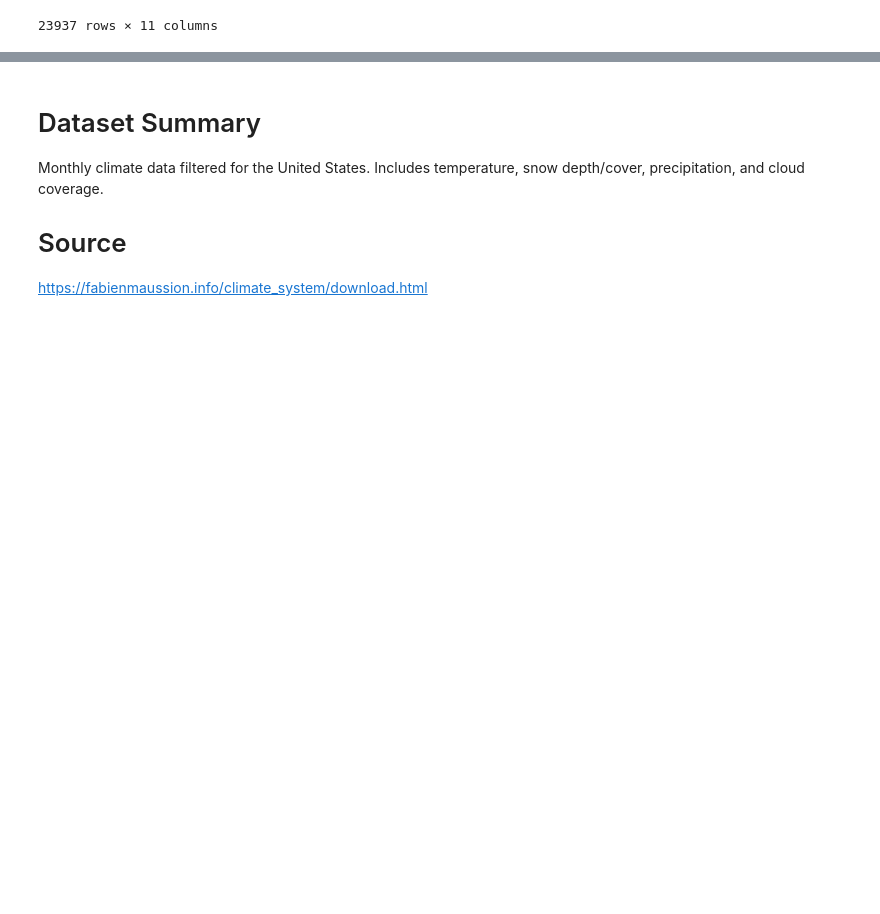
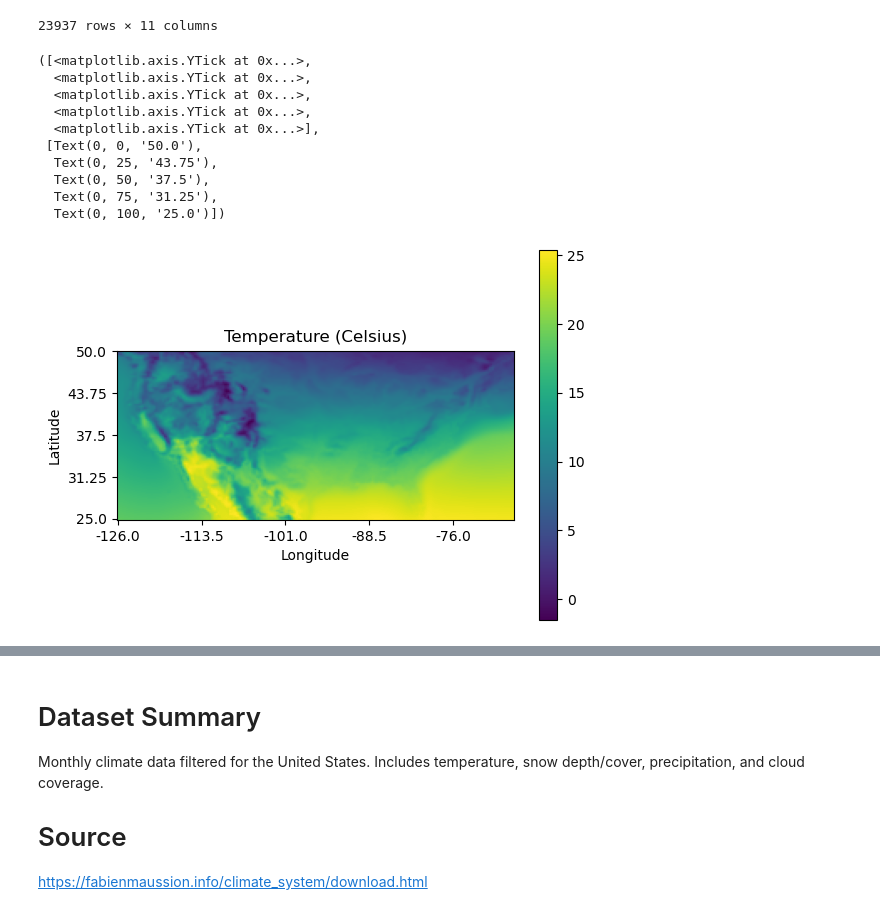
Before and after one commit to andrewdean1/solar-searcher, a Jupyter notebook: Notebooks/weather.ipynb, the cells around one changed output, grey strips where cells are left out. Drawn from its saved outputs; the diff is of its cells as text; code cells hidden in the pictures; blank space fills up the shorter version.

Commit message:
Weather plots

```diff
--- a/Notebooks/weather.ipynb
+++ b/Notebooks/weather.ipynb
@@ -74,3 +75,29 @@ df_avg
 | 23935 | 50.0 | -67.25 | 0.553101 | 0.073941 | 101368.000000 | 0.649283 | 275.214355 | 1.528366 | -1.489402 | 0.001187 | 0.003075 |
 | 23936 | 50.0 | -67.00 | 0.553101 | 0.065120 | 101353.515625 | 0.627762 | 275.861969 | 1.272681 | -1.659381 | 0.001127 | 0.003019 |
 23937 rows × 11 columns
+# %%
+heat = df_avg[['latitude', 'longitude', 't2m']].to_numpy()
+lat_len = len(np.unique(df_avg['latitude']))
+lon_len = len(np.unique(df_avg['longitude']))
+temp_grid = heat[:,2].reshape(lat_len, lon_len)
+plt.imshow((temp_grid)[::-1, :] - 273.15)
+plt.title('Temperature (Celsius)')
+plt.xlabel('Longitude')
+plt.ylabel('Latitude')
+plt.colorbar()
+lonticks = [0, 50, 100, 150, 200]
+plt.xticks(labels = np.unique(df_avg['longitude'])[lonticks], ticks = lonticks)
+latticks = [0, 25, 50, 75, 100]
+plt.yticks(labels = np.unique(df_avg['latitude'])[::-1][latticks], ticks = latticks)
+# %% [output]
+([<matplotlib.axis.YTick at 0x...>,
+  <matplotlib.axis.YTick at 0x...>,
+  <matplotlib.axis.YTick at 0x...>,
+  <matplotlib.axis.YTick at 0x...>,
+  <matplotlib.axis.YTick at 0x...>],
+ [Text(0, 0, '50.0'),
+  Text(0, 25, '43.75'),
+  Text(0, 50, '37.5'),
+  Text(0, 75, '31.25'),
+  Text(0, 100, '25.0')])
+[figure, added]
```
Also changed, not shown: parts of 7 cells of this notebook, 1 other file.
